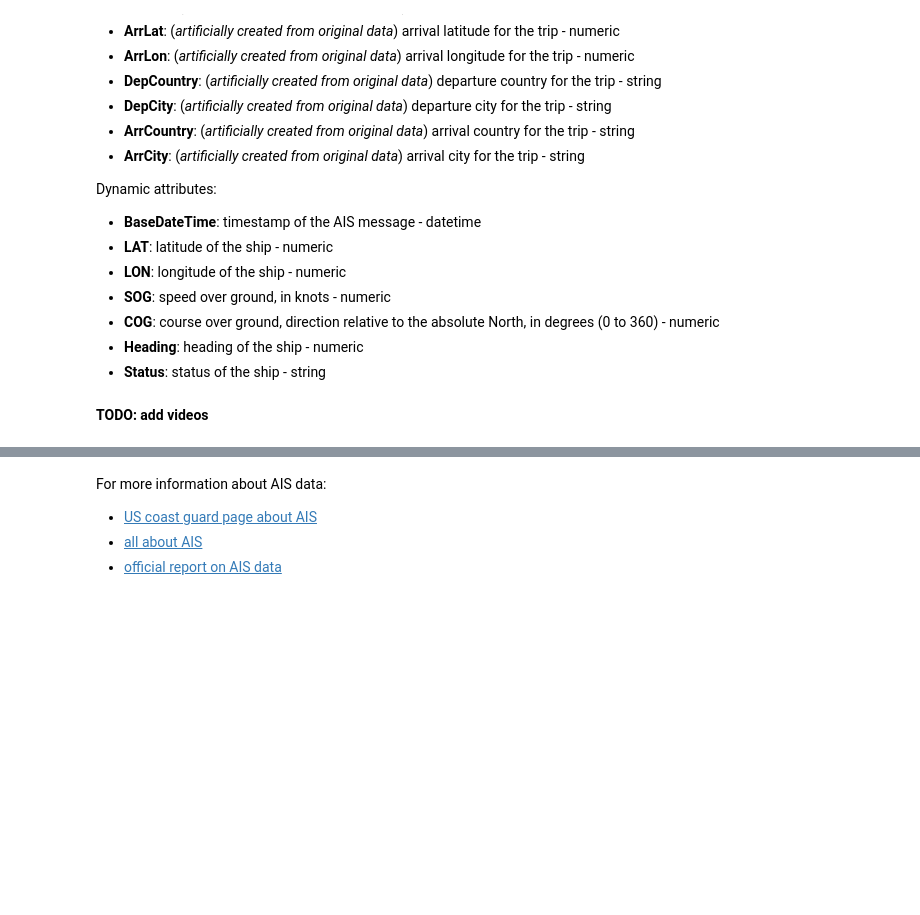
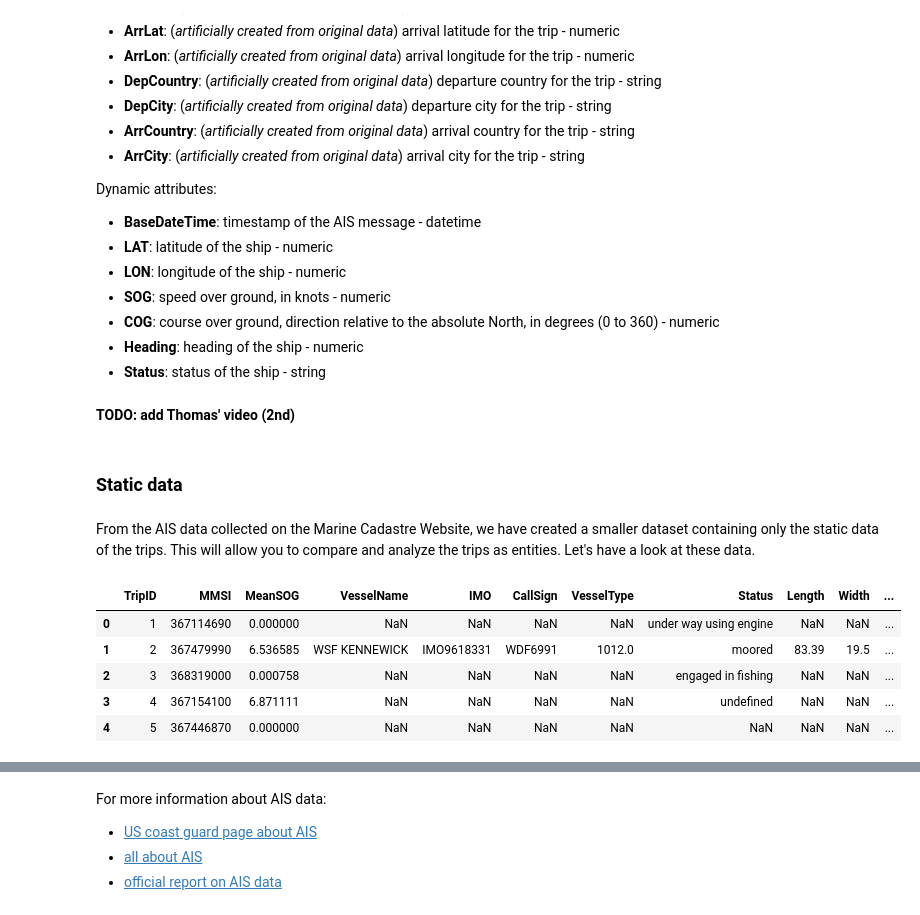
Before and after one commit to xldrkp/jb-test, a Jupyter notebook: content/chapter1-numerical/1-1-AIS-data.ipynb, the cells around one changed output, grey strips where cells are left out. Cells and saved outputs as stored; diff of their text form; code cells hidden in the pictures; blank space fills up the shorter version.

```diff
--- a/content/chapter1-numerical/1-1-AIS-data.ipynb
+++ b/content/chapter1-numerical/1-1-AIS-data.ipynb
@@ -92,5 +97,18 @@ Dynamic attributes:
 + __COG__: course over ground, direction relative to the absolute North, in degrees (0 to 360) - numeric
 + __Heading__: heading of the ship - numeric
 + __Status__: status of the ship - string
-# %% [markdown]
-__TODO: add videos__
+# %% [markdown]
+__TODO: add Thomas' video (2nd)__
+# %% [markdown]
+### Static data <a class="anchor" id="static-data"></a>
+# %% [markdown]
+From the AIS data collected on the Marine Cadastre Website, we have created a smaller dataset containing only the static data of the trips. This will allow you to compare and analyze the trips as entities. Let's have a look at these data.
+# %%
+static_data.head()
+# %% [output]
+|  | TripID | MMSI | MeanSOG | VesselName | IMO | CallSign | VesselType | Status | Length | Width | ... |
+| 0 | 1 | 367114690 | 0.000000 | NaN | NaN | NaN | NaN | under way using engine | NaN | NaN | ... |
+| 1 | 2 | 367479990 | 6.536585 | WSF KENNEWICK | IMO9618331 | WDF6991 | 1012.0 | moored | 83.39 | 19.5 | ... |
+| 2 | 3 | 368319000 | 0.000758 | NaN | NaN | NaN | NaN | engaged in fishing | NaN | NaN | ... |
+| 3 | 4 | 367154100 | 6.871111 | NaN | NaN | NaN | NaN | undefined | NaN | NaN | ... |
+| 4 | 5 | 367446870 | 0.000000 | NaN | NaN | NaN | NaN | NaN | NaN | NaN | ... |
```
Also changed, not shown: parts of 19 cells of this notebook, 9 other files.
